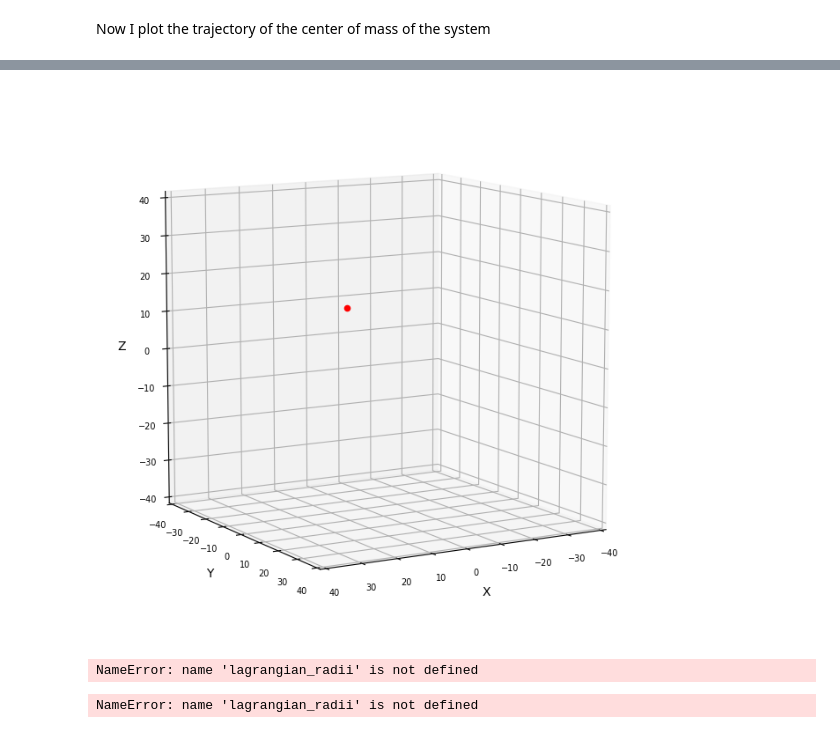
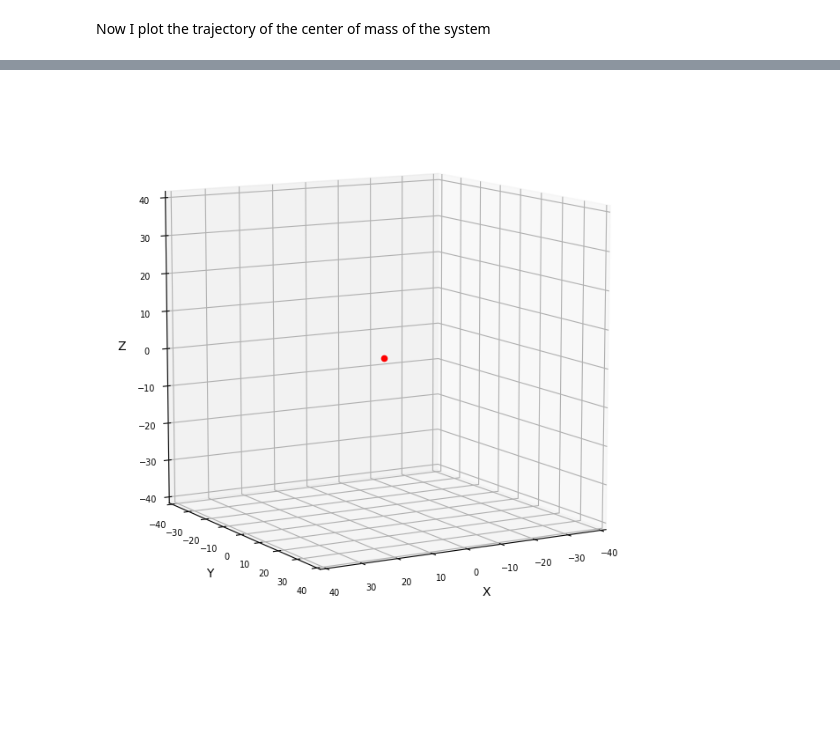
Before and after one commit to SimoneArienti/Galaxies-and-Dynamics, a Jupyter notebook: Project/Exam_Analysis.ipynb, the cells around one changed output, grey strips where cells are left out. Saved outputs shown, nothing was run; the diff lists cells and outputs as text; code cells hidden in the pictures; blank space fills up the shorter version.

```diff
--- a/Project/Exam_Analysis.ipynb
+++ b/Project/Exam_Analysis.ipynb
@@ -67,13 +171,3 @@ plt.show()
 # %% [markdown]
 ## Animation
-# %%
-my_x = np.zeros((N, len(times)))
-my_y = np.zeros((N, len(times)))
-my_z = np.zeros((N, len(times)))
-
-for i in range(0,N):
-    for j in range(0,len(times)):
-        my_x[i,j] = m_data[f"{i}_xs"][j][0]
-        my_y[i,j] = m_data[f"{i}_xs"][j][1]
-        my_z[i,j] = m_data[f"{i}_xs"][j][2]
 # %%
@@ -138,18 +228,0 @@ plt.rcParams['animation.html'] = 'html5'
-# %%
-r_t = {}  # set an array where to store rays at different ts
-
-for i in range(0, N):
-
-    r_t[f"{i}"] = np.sqrt(m_data[f"{i}_xs"][:, 0]**2 + m_data[f"{i}_xs"][:, 1]**2 + m_data[f"{i}_xs"][:, 2]**2)
-# %%
-plt.figure(figsize = (8,8))
-
-for i in range(0, N-1):
-
-    plt.plot(times_plot, r_t[f"{i}"][:], label = f"{i} mass")
-
-plt.xlabel("$t$ [IU]")
-plt.ylabel("$\mathrm{R}(t)$ [IU]")
-plt.title("$\mathrm{R}(t)$")
-plt.ylim(0, 50)
-plt.show()
@@ -158,12 +229,12 @@ plt.show()
 # %%
-x_cm = np.zeros(len(times_plot))
-y_cm = np.zeros(len(times_plot))
-z_cm = np.zeros(len(times_plot))
+x_cm = np.zeros(len(time))
+y_cm = np.zeros(len(time))
+z_cm = np.zeros(len(time))
 
-for i in range(0,len(times_plot)):
-    x_cm[i] = np.mean(my_x[i])
-    y_cm[i] = np.mean(my_y[i])
-    z_cm[i] = np.mean(my_z[i])
+for i in tqdm(range(0,len(time))):
+    x_cm[i] = np.mean(x[i])
+    y_cm[i] = np.mean(y[i])
+    z_cm[i] = np.mean(z[i])
 # %% [markdown]
 Now I plot the trajectory of the center of mass of the system
 # %%
@@ -194,44 +265,32 @@ ax.view_init(elev=10, azim=60)
 ax.set_xlim(-40, +40)
 ax.set_ylim(-40, +40)
 ax.set_zlim(-40, +40)
 
 
 ax.set_xlabel('X')
 ax.set_ylabel('Y')
 ax.set_zlabel('Z')
 ax.tick_params(axis='x', labelsize=7)
 ax.tick_params(axis='y', labelsize=7)
 ax.tick_params(axis='z', labelsize=7)
 
 
 #animation--------------------------------------------------------------------------------
 
 # Initialize the plot with the initial center of mass position
 scatter = ax.scatter([x_cm[0]], [y_cm[0]], [z_cm[0]], c='r', marker='o')
 
 # Function to update the plot for each frame in the animation
 def update(frame):
     scatter._offsets3d = ([x_cm[frame]], [y_cm[frame]], [z_cm[frame]])
     return scatter,
 
 # Create the animation
-ani = FuncAnimation(fig, update, frames=len(times_plot), interval=100, blit=True)
+ani = FuncAnimation(fig, update, frames=len(time), interval=100, blit=True)
 
 # Save the animation as a GIF
 ani.save('center_of_mass_animation.gif', writer='pillow')
 
 plt.show()
 # %% [output]
-[figure, old version]
+[figure, new version]
-# %%
-lagrangian_radii[60][0]
-# %% [output]
-NameError: name 'lagrangian_radii' is not defined
-# %%
-# Print or use lagrangian_radii dictionary as needed
-for percentage, radii_data in lagrangian_radii.items():
-    print(f'Lagrangian Radius ({percentage}% of mass):')
-    for t, radius in radii_data:
-        print(f'Time: {t}, Radius: {radius}')
-# %% [output]
-NameError: name 'lagrangian_radii' is not defined
```
Also changed, not shown: parts of 19 cells of this notebook.
